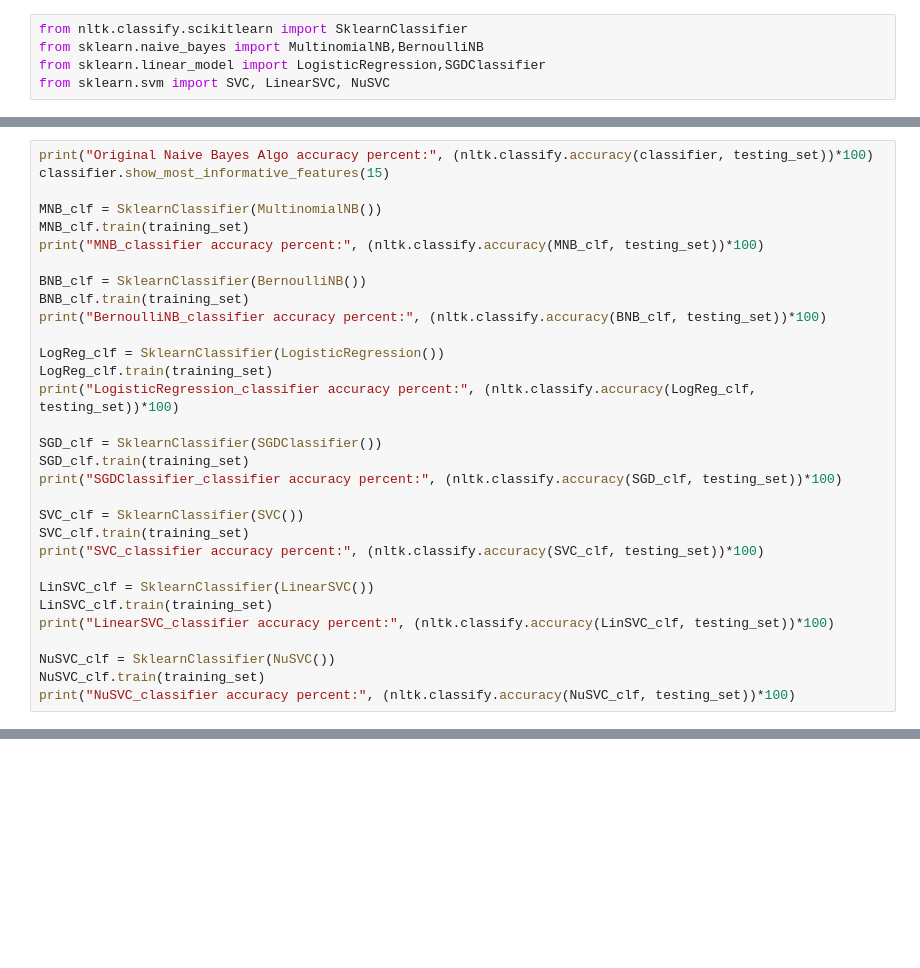
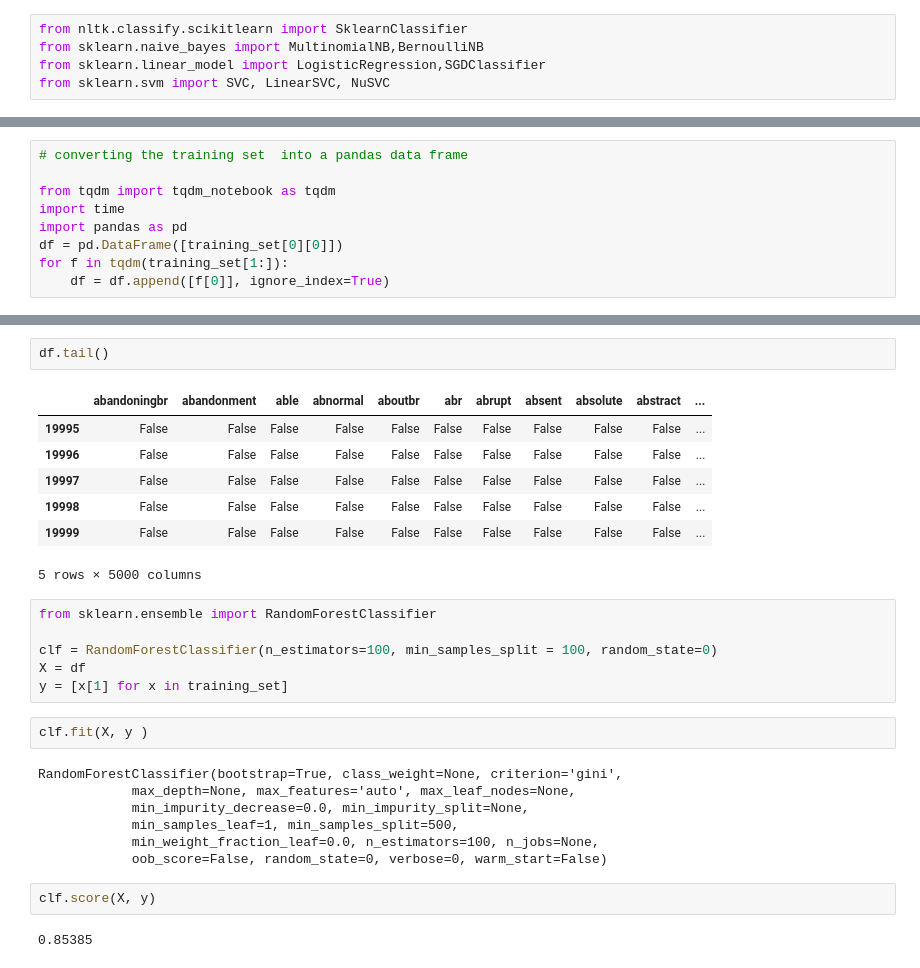
Before and after one commit to samiramunir/Simple-Sentiment-Analysis-using-NLTK, a Jupyter notebook: Sentiment_Analysis.ipynb, the cells around one changed output, grey strips where cells are left out. Drawn from its saved outputs; the diff is of its cells as text; blank space fills up the shorter version.

```diff
--- a/Sentiment_Analysis.ipynb
+++ b/Sentiment_Analysis.ipynb
@@ -132,31 +336,0 @@ Nu- NuSVC
-# %%
-print("Original Naive Bayes Algo accuracy percent:", (nltk.classify.accuracy(classifier, testing_set))*100)
-classifier.show_most_informative_features(15)
-
-MNB_clf = SklearnClassifier(MultinomialNB())
-MNB_clf.train(training_set)
-print("MNB_classifier accuracy percent:", (nltk.classify.accuracy(MNB_clf, testing_set))*100)
-
-BNB_clf = SklearnClassifier(BernoulliNB())
-BNB_clf.train(training_set)
-print("BernoulliNB_classifier accuracy percent:", (nltk.classify.accuracy(BNB_clf, testing_set))*100)
-
-LogReg_clf = SklearnClassifier(LogisticRegression())
-LogReg_clf.train(training_set)
-print("LogisticRegression_classifier accuracy percent:", (nltk.classify.accuracy(LogReg_clf, testing_set))*100)
-
-SGD_clf = SklearnClassifier(SGDClassifier())
-SGD_clf.train(training_set)
-print("SGDClassifier_classifier accuracy percent:", (nltk.classify.accuracy(SGD_clf, testing_set))*100)
-
-SVC_clf = SklearnClassifier(SVC())
-SVC_clf.train(training_set)
-print("SVC_classifier accuracy percent:", (nltk.classify.accuracy(SVC_clf, testing_set))*100)
-
-LinSVC_clf = SklearnClassifier(LinearSVC())
-LinSVC_clf.train(training_set)
-print("LinearSVC_classifier accuracy percent:", (nltk.classify.accuracy(LinSVC_clf, testing_set))*100)
-
-NuSVC_clf = SklearnClassifier(NuSVC())
-NuSVC_clf.train(training_set)
-print("NuSVC_classifier accuracy percent:", (nltk.classify.accuracy(NuSVC_clf, testing_set))*100)
@@ -381,0 +565,9 @@ X_train, X_test, y_train, y_test = train_test_split(X, y)
+# %%
+# converting the training set  into a pandas data frame
+
+from tqdm import tqdm_notebook as tqdm
+import time
+import pandas as pd
+df = pd.DataFrame([training_set[0][0]])
+for f in tqdm(training_set[1:]):
+    df = df.append([f[0]], ignore_index=True)
@@ -381,0 +583,29 @@ X_train, X_test, y_train, y_test = train_test_split(X, y)
+# %%
+df.tail()
+# %% [output]
+|  | abandoningbr | abandonment | able | abnormal | aboutbr | abr | abrupt | absent | absolute | abstract | ... |
+| 19995 | False | False | False | False | False | False | False | False | False | False | ... |
+| 19996 | False | False | False | False | False | False | False | False | False | False | ... |
+| 19997 | False | False | False | False | False | False | False | False | False | False | ... |
+| 19998 | False | False | False | False | False | False | False | False | False | False | ... |
+| 19999 | False | False | False | False | False | False | False | False | False | False | ... |
+5 rows × 5000 columns
+# %%
+from sklearn.ensemble import RandomForestClassifier
+
+clf = RandomForestClassifier(n_estimators=100, min_samples_split = 100, random_state=0)
+X = df
+y = [x[1] for x in training_set]
+# %%
+clf.fit(X, y )
+# %% [output]
+RandomForestClassifier(bootstrap=True, class_weight=None, criterion='gini',
+            max_depth=None, max_features='auto', max_leaf_nodes=None,
+            min_impurity_decrease=0.0, min_impurity_split=None,
+            min_samples_leaf=1, min_samples_split=500,
+            min_weight_fraction_leaf=0.0, n_estimators=100, n_jobs=None,
+            oob_score=False, random_state=0, verbose=0, warm_start=False)
+# %%
+clf.score(X, y)
+# %% [output]
+0.85385
```
Also changed, not shown: parts of 95 cells of this notebook.
